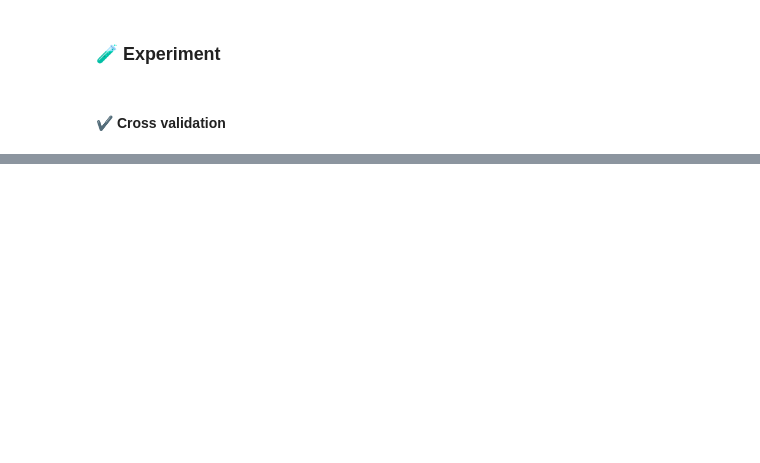
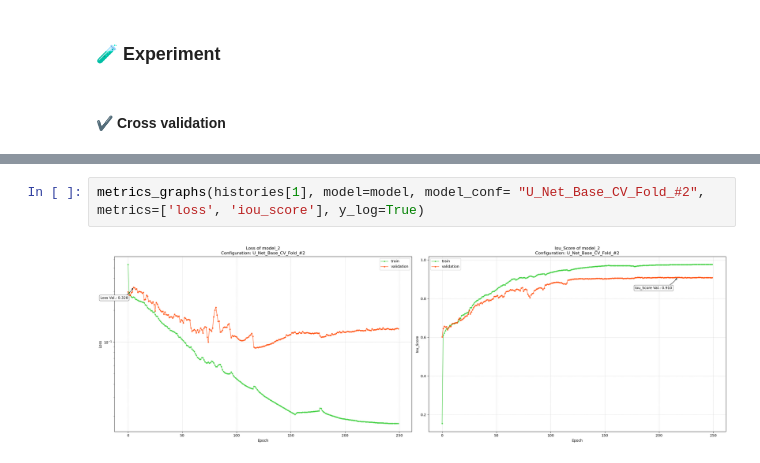
Before and after one commit to CIIC-C-T-Polytechnic-of-Leiria/ESS_Data_Lab, a Jupyter notebook: unet_base_training.ipynb, the cells around one changed output, grey strips where cells are left out. Cells and saved outputs as stored; diff of their text form; blank space fills up the shorter version.

```diff
--- a/unet_base_training.ipynb
+++ b/unet_base_training.ipynb
@@ -1015,0 +963,4 @@ Cross Valid. std: IoU = 0.37 Precision = 37.49 Recall = 29.62
+# %%
+metrics_graphs(histories[1], model=model, model_conf= "U_Net_Base_CV_Fold_#2", metrics=['loss', 'iou_score'], y_log=True)
+# %% [output]
+[figure, added]
```
Also changed, not shown: parts of 21 cells of this notebook, 1 other file.
